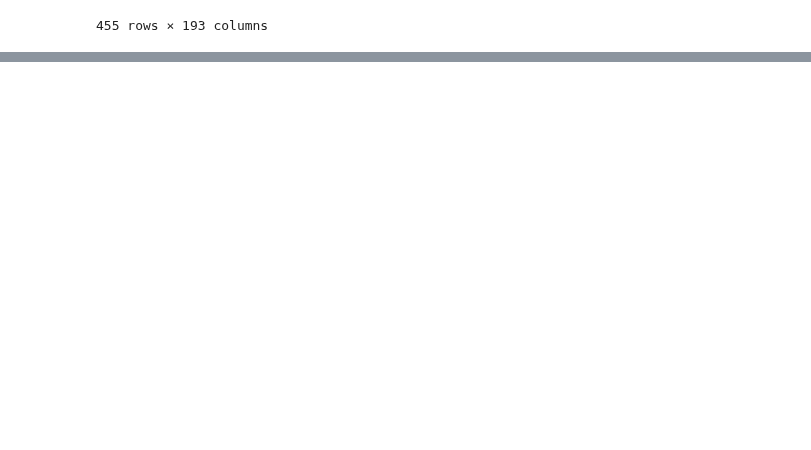
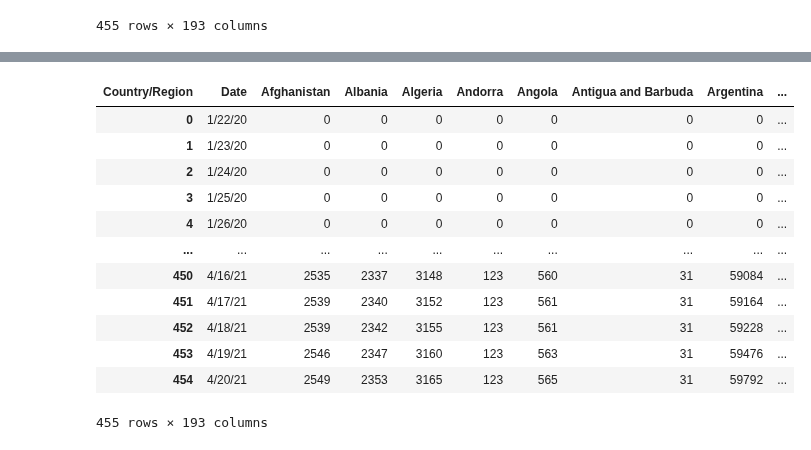
Before and after one commit to iannjari/covid-19-cases-and-mortality-forecaster, a Jupyter notebook: Data Preview.ipynb, the cells around one changed output, grey strips where cells are left out. Saved outputs shown, nothing was run; the diff lists cells and outputs as text; code cells hidden in the pictures; blank space fills up the shorter version.

```diff
--- a/Data Preview.ipynb
+++ b/Data Preview.ipynb
@@ -578,0 +600,21 @@ fig.show()
+# %%
+new_header = df6.iloc[0] #grab the first row for the header
+df6 = df6[1:] #take the data less the header row
+df6.columns = new_header #set the header row as the df header
+df6=df6.reset_index()
+df7=df6.rename(columns = {'index':'Date'})
+df7
+# %% [output]
+| Country/Region | Date | Afghanistan | Albania | Algeria | Andorra | Angola | Antigua and Barbuda | Argentina | ... |
+| 0 | 1/22/20 | 0 | 0 | 0 | 0 | 0 | 0 | 0 | ... |
+| 1 | 1/23/20 | 0 | 0 | 0 | 0 | 0 | 0 | 0 | ... |
+| 2 | 1/24/20 | 0 | 0 | 0 | 0 | 0 | 0 | 0 | ... |
+| 3 | 1/25/20 | 0 | 0 | 0 | 0 | 0 | 0 | 0 | ... |
+| 4 | 1/26/20 | 0 | 0 | 0 | 0 | 0 | 0 | 0 | ... |
+| ... | ... | ... | ... | ... | ... | ... | ... | ... | ... |
+| 450 | 4/16/21 | 2535 | 2337 | 3148 | 123 | 560 | 31 | 59084 | ... |
+| 451 | 4/17/21 | 2539 | 2340 | 3152 | 123 | 561 | 31 | 59164 | ... |
+| 452 | 4/18/21 | 2539 | 2342 | 3155 | 123 | 561 | 31 | 59228 | ... |
+| 453 | 4/19/21 | 2546 | 2347 | 3160 | 123 | 563 | 31 | 59476 | ... |
+| 454 | 4/20/21 | 2549 | 2353 | 3165 | 123 | 565 | 31 | 59792 | ... |
+455 rows × 193 columns
```
Also changed, not shown: parts of 9 cells of this notebook.
